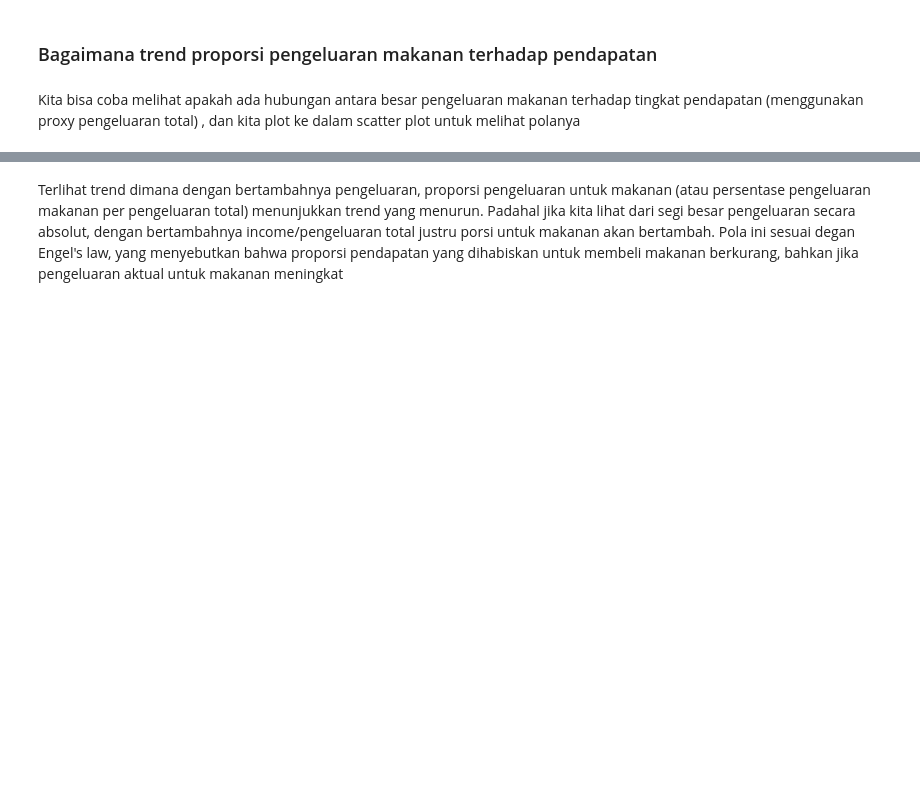
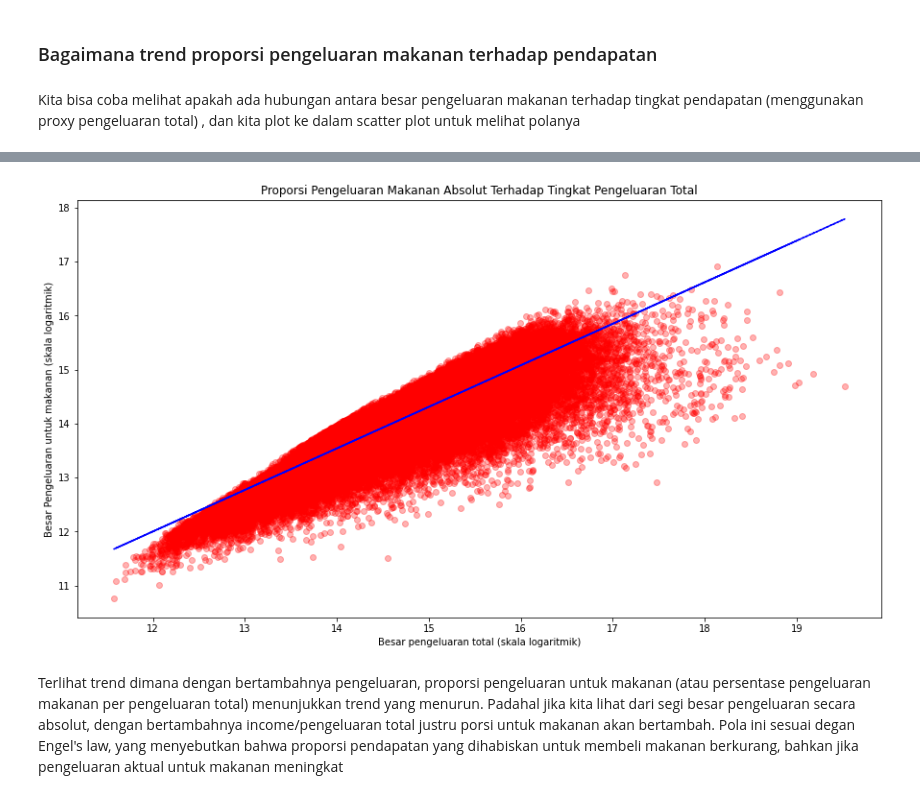
Before and after one commit to davidsirait/projectlab_susenas, a Jupyter notebook: Susenas - Gizi v2.ipynb, the cells around one changed output, grey strips where cells are left out. Cells and saved outputs as stored; diff of their text form; code cells hidden in the pictures; blank space fills up the shorter version.

```diff
--- a/Susenas - Gizi v2.ipynb
+++ b/Susenas - Gizi v2.ipynb
@@ -1072,16 +1200,18 @@ plt.show()
 # %%
 # Kemudian plot untuk proporsi pengeluaran terhadap pengeluaran makananan absolut
-plt.scatter(x, f, alpha=0.3, c='red')
+plt.scatter(x, food, alpha=0.3, c='red')
 # Add trend line
-z = np.polyfit(x, f, 1)
+z = np.polyfit(x, food, 1)
 p = np.poly1d(z)
 plt.plot(x,p(x),"b--")
 
 plt.title('Proporsi Pengeluaran Makanan Absolut Terhadap Tingkat Pengeluaran Total')
 plt.xlabel('Besar pengeluaran total (skala logaritmik)')
 plt.ylabel('Besar Pengeluaran untuk makanan (skala logaritmik)')
 plt.rcParams['figure.figsize'] = [15,8]
 plt.show()
+# %% [output]
+[figure, added]
 # %% [markdown]
 Terlihat trend dimana dengan bertambahnya pengeluaran, proporsi pengeluaran untuk makanan (atau persentase pengeluaran makanan per pengeluaran total) menunjukkan trend yang menurun. Padahal jika kita lihat dari segi besar pengeluaran secara absolut, dengan bertambahnya income/pengeluaran total justru porsi untuk makanan akan bertambah. Pola ini sesuai degan Engel's law, yang menyebutkan bahwa proporsi pendapatan yang dihabiskan untuk membeli makanan berkurang, bahkan jika pengeluaran aktual untuk makanan meningkat
 # %% [markdown]
```
Also changed, not shown: parts of 32 cells of this notebook, 1 other file.
